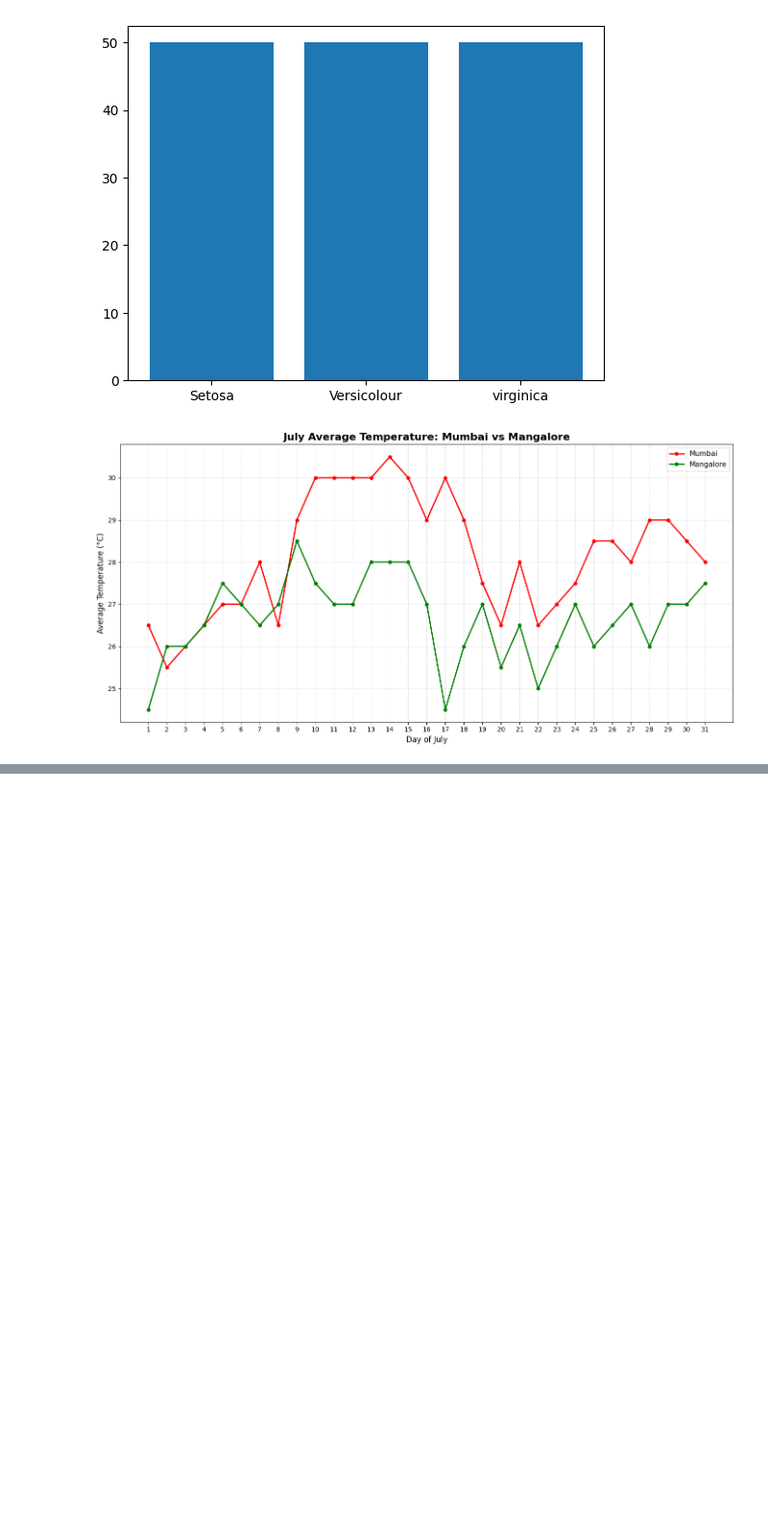
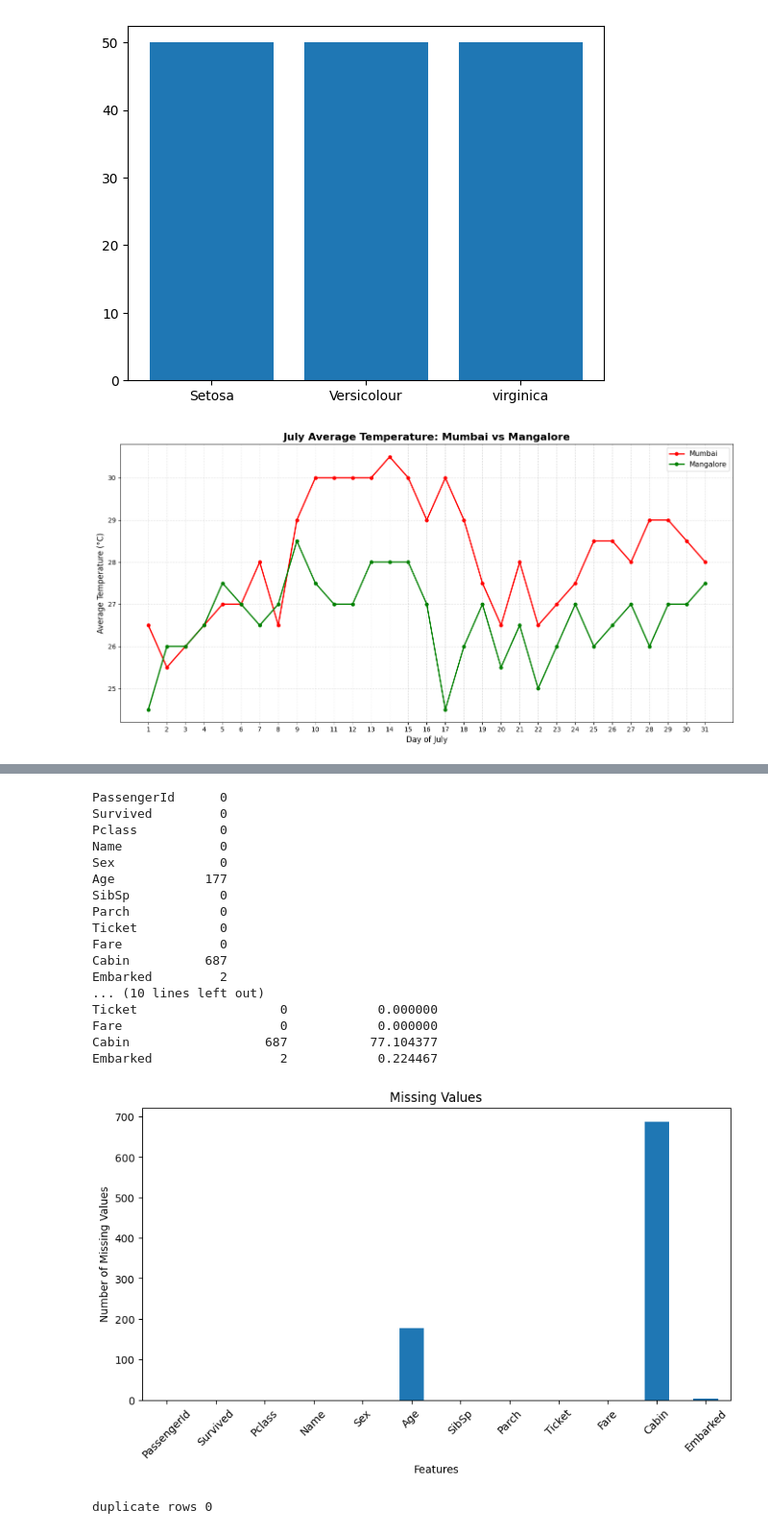
Before and after one commit to crce9830ecs-lang/aiml_labs, a Jupyter notebook: ML_LAB.ipynb, the cells around one changed output, grey strips where cells are left out. Shown at 96% size. Drawn from its saved outputs; the diff is of its cells as text; code cells hidden in the pictures; blank space fills up the shorter version.

```diff
--- a/ML_LAB.ipynb
+++ b/ML_LAB.ipynb
@@ -407,0 +410,19 @@ x_tarin, x_test, y_train, y_test = train_test_split(
+# %%
+import pandas as pd
+import numpy as np
+import matplotlib.pyplot as plt
+
+url = "https://raw.githubusercontent.com/datasciencedojo/Datasets/master/titanic.csv"
+df = pd.read_csv(url)
+df.head((5))
+print("\nshape", df.shape)
+print("\ncolumns:")
+print(df.columns.tolist())
+print("\nData types:")
+print(df.dtypes)
+print("\n Statistical Summary:")
+print(df.describe())
+print("\n Categorical columns:")
+print(df.select_dtypes(include=['object']).columns.tolist())
+print("\n Numerical columns:")
+print(df.select_dtypes(include=['number']).columns.tolist())
@@ -407,0 +447,39 @@ x_tarin, x_test, y_train, y_test = train_test_split(
+# %%
+missing = df.isnull().sum()
+print(missing)
+missing_percent = (df.isnull().sum()/len(df)) * 100
+missing_table = pd.DataFrame({
+    "Missing Count": missing,
+    "Missing Percentage": missing_percent
+})
+print(missing_table)
+
+plt.figure(figsize =(10,5))
+df.isnull().sum().plot(kind='bar')
+plt.title("Missing Values")
+plt.xlabel("Features")
+plt.ylabel("Number of Missing Values")
+plt.xticks(rotation=45)
+plt.show()
+
+print("duplicate rows", df.duplicated().sum())
+# %% [output]
+PassengerId      0
+Survived         0
+Pclass           0
+Name             0
+Sex              0
+Age            177
+SibSp            0
+Parch            0
+Ticket           0
+Fare             0
+Cabin          687
+Embarked         2
+... (10 lines left out)
+Ticket                   0            0.000000
+Fare                     0            0.000000
+Cabin                  687           77.104377
+Embarked                 2            0.224467
+[figure, added]
+duplicate rows 0
```
Also changed, not shown: parts of 5 cells of this notebook.
